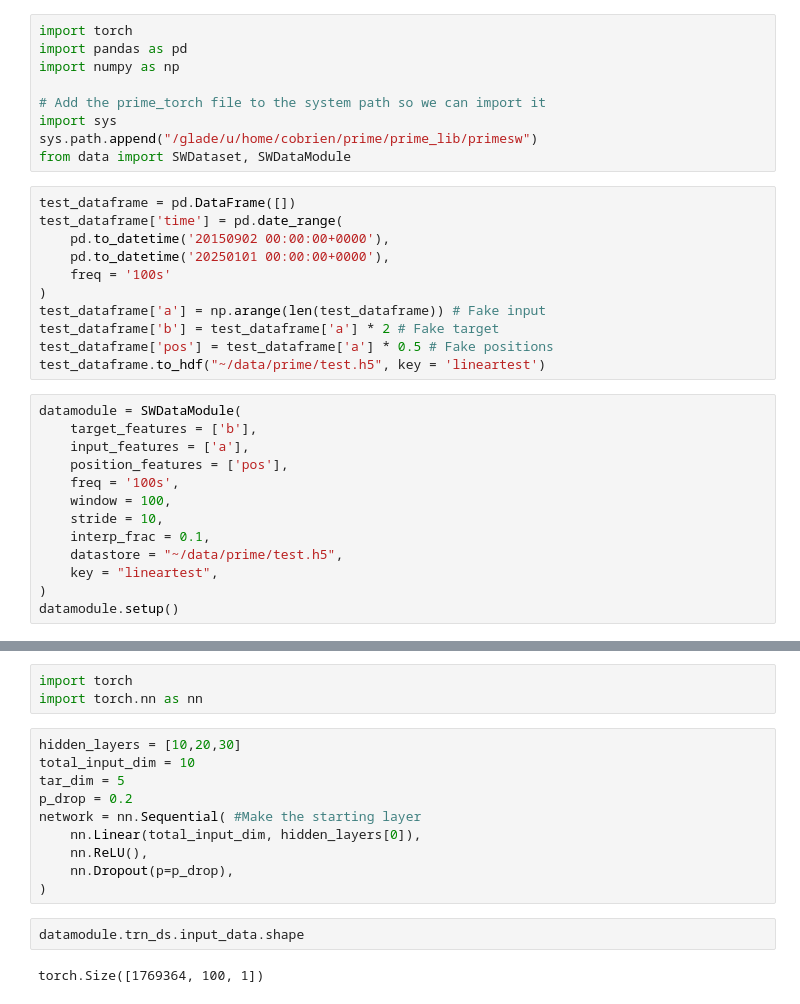
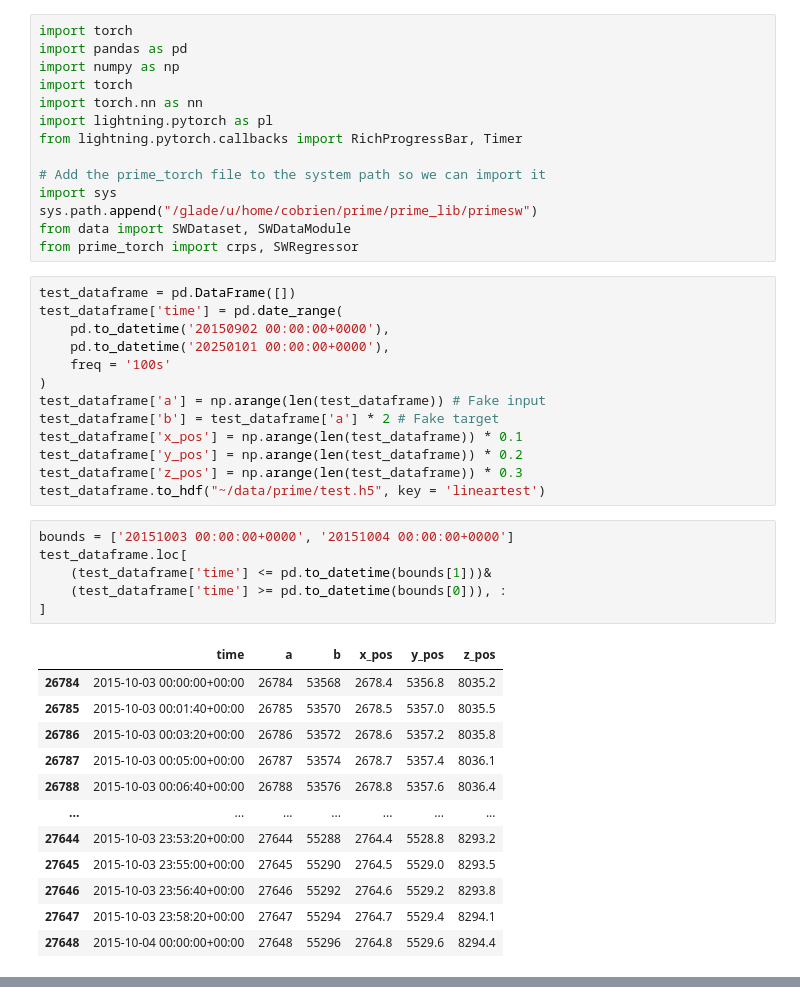
Before and after one commit to connor-obrien888/prime, a Jupyter notebook: prime_lib/notebooks/torchtest.ipynb, the cells around one changed output, grey strips where cells are left out. Drawn from its saved outputs; the diff is of its cells as text.

```diff
--- a/prime_lib/notebooks/torchtest.ipynb
+++ b/prime_lib/notebooks/torchtest.ipynb
@@ -2,11 +2,16 @@
 import torch
 import pandas as pd
 import numpy as np
+import torch
+import torch.nn as nn
+import lightning.pytorch as pl
+from lightning.pytorch.callbacks import RichProgressBar, Timer
 
 # Add the prime_torch file to the system path so we can import it
 import sys
 sys.path.append("/glade/u/home/cobrien/prime/prime_lib/primesw")
 from data import SWDataset, SWDataModule
+from prime_torch import crps, SWRegressor
 # %%
 test_dataframe = pd.DataFrame([])
 test_dataframe['time'] = pd.date_range(
@@ -16,19 +21,26 @@ test_dataframe['time'] = pd.date_range(
 )
 test_dataframe['a'] = np.arange(len(test_dataframe)) # Fake input
 test_dataframe['b'] = test_dataframe['a'] * 2 # Fake target
-test_dataframe['pos'] = test_dataframe['a'] * 0.5 # Fake positions
+test_dataframe['x_pos'] = np.arange(len(test_dataframe)) * 0.1
+test_dataframe['y_pos'] = np.arange(len(test_dataframe)) * 0.2
+test_dataframe['z_pos'] = np.arange(len(test_dataframe)) * 0.3
 test_dataframe.to_hdf("~/data/prime/test.h5", key = 'lineartest')
 # %%
-datamodule = SWDataModule(
-    target_features = ['b'],
-    input_features = ['a'],
-    position_features = ['pos'],
-    freq = '100s',
-    window = 100,
-    stride = 10,
-    interp_frac = 0.1,
-    datastore = "~/data/prime/test.h5",
-    key = "lineartest",
-)
-datamodule.setup()
+bounds = ['20151003 00:00:00+0000', '20151004 00:00:00+0000']
+test_dataframe.loc[
+    (test_dataframe['time'] <= pd.to_datetime(bounds[1]))&
+    (test_dataframe['time'] >= pd.to_datetime(bounds[0])), :
+]
 # %% [output]
+|  | time | a | b | x_pos | y_pos | z_pos |
+| 26784 | 2015-10-03 00:00:00+00:00 | 26784 | 53568 | 2678.4 | 5356.8 | 8035.2 |
+| 26785 | 2015-10-03 00:01:40+00:00 | 26785 | 53570 | 2678.5 | 5357.0 | 8035.5 |
+| 26786 | 2015-10-03 00:03:20+00:00 | 26786 | 53572 | 2678.6 | 5357.2 | 8035.8 |
+| 26787 | 2015-10-03 00:05:00+00:00 | 26787 | 53574 | 2678.7 | 5357.4 | 8036.1 |
+| 26788 | 2015-10-03 00:06:40+00:00 | 26788 | 53576 | 2678.8 | 5357.6 | 8036.4 |
+| ... | ... | ... | ... | ... | ... | ... |
+| 27644 | 2015-10-03 23:53:20+00:00 | 27644 | 55288 | 2764.4 | 5528.8 | 8293.2 |
+| 27645 | 2015-10-03 23:55:00+00:00 | 27645 | 55290 | 2764.5 | 5529.0 | 8293.5 |
+| 27646 | 2015-10-03 23:56:40+00:00 | 27646 | 55292 | 2764.6 | 5529.2 | 8293.8 |
+| 27647 | 2015-10-03 23:58:20+00:00 | 27647 | 55294 | 2764.7 | 5529.4 | 8294.1 |
+| 27648 | 2015-10-04 00:00:00+00:00 | 27648 | 55296 | 2764.8 | 5529.6 | 8294.4 |
@@ -38,17 +47,0 @@ datamodule.setup()
-# %%
-import torch
-import torch.nn as nn
-# %%
-hidden_layers = [10,20,30]
-total_input_dim = 10
-tar_dim = 5
-p_drop = 0.2
-network = nn.Sequential( #Make the starting layer
-    nn.Linear(total_input_dim, hidden_layers[0]),
-    nn.ReLU(),
-    nn.Dropout(p=p_drop),
-)
-# %%
-datamodule.trn_ds.input_data.shape
-# %% [output]
-torch.Size([1769364, 100, 1])
```
Also changed, not shown: parts of 7 cells of this notebook, 10 other files.
